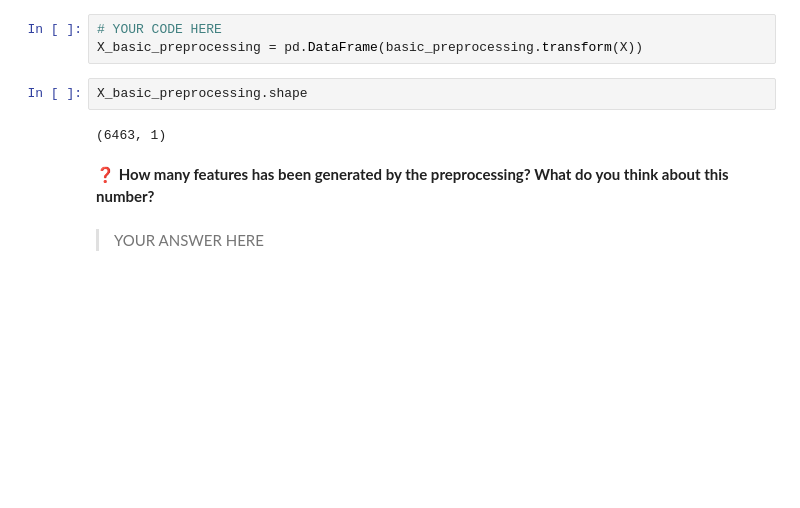
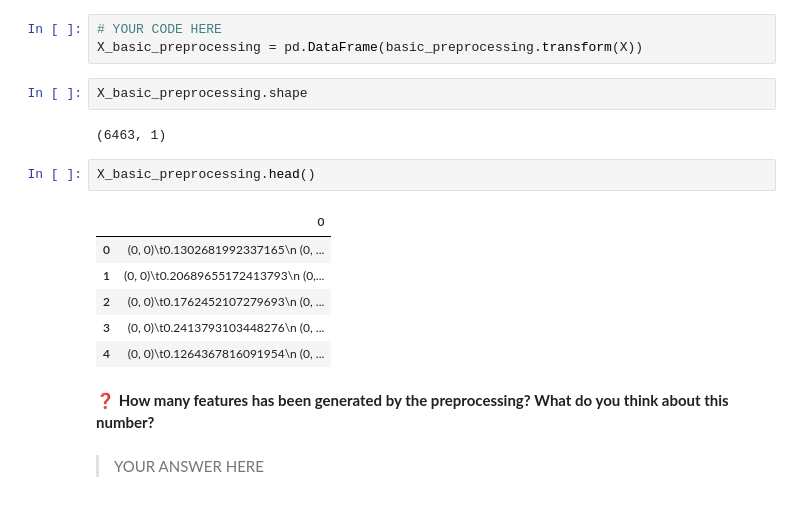
Before and after one commit to pblclrd/data-certification-exam, a Jupyter notebook: machine_learning/TV_popularity_predictor.ipynb, the cells around one changed output. Drawn from its saved outputs; the diff is of its cells as text; blank space fills up the shorter version.

```diff
--- a/machine_learning/TV_popularity_predictor.ipynb
+++ b/machine_learning/TV_popularity_predictor.ipynb
@@ -336,6 +342,15 @@ X_basic_preprocessing = pd.DataFrame(basic_preprocessing.transform(X))
 X_basic_preprocessing.shape
 # %% [output]
 (6463, 1)
+# %%
+X_basic_preprocessing.head()
+# %% [output]
+|  | 0 |
+| 0 | (0, 0)\t0.1302681992337165\n (0, ... |
+| 1 | (0, 0)\t0.20689655172413793\n (0,... |
+| 2 | (0, 0)\t0.1762452107279693\n (0, ... |
+| 3 | (0, 0)\t0.2413793103448276\n (0, ... |
+| 4 | (0, 0)\t0.1264367816091954\n (0, ... |
 # %% [markdown]
 **❓ How many features has been generated by the preprocessing? What do you think about this number?**
 # %% [markdown]
```
Also changed, not shown: parts of 3 cells of this notebook.
